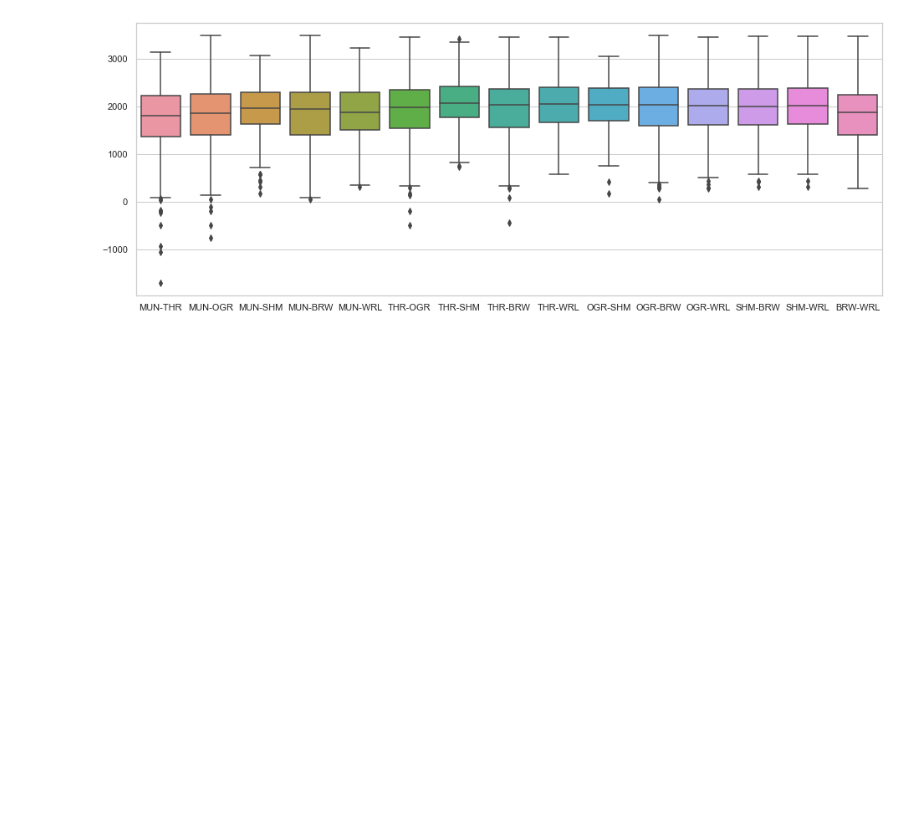
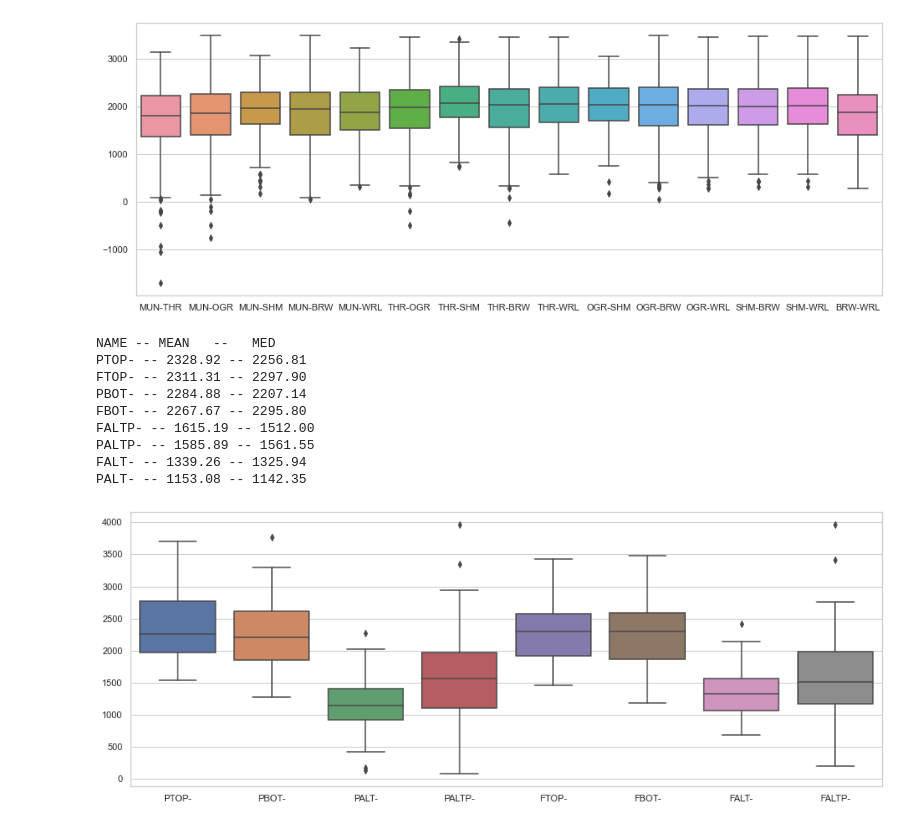
Before and after one commit to Bryukh/AILeagueBalance, a Jupyter notebook: GiantGatesAutoBalancerResults.ipynb, the cells around one changed output. Cells and saved outputs as stored; diff of their text form; code cells hidden in the pictures; blank space fills up the shorter version.

```diff
--- a/GiantGatesAutoBalancerResults.ipynb
+++ b/GiantGatesAutoBalancerResults.ipynb
@@ -14,16 +14,16 @@ def take_and_clean(filename, keyword, print_info=False):
 # %%
 NAMES = ['MUN', 'THR', 'OGR', 'SHM', 'BRW', 'WRL']
 
-def collect_scores(ranks):
+def collect_scores(ranks, col_names=NAMES):
     by_units = []
-    for name in NAMES:
+    for name in col_names:
         units = ranks[ranks['creatorName'].str.contains(name)]['totalScore'] * 100
         units.reset_index(drop=True, inplace=True)
         by_units.append(units)
 
     unit_scores = pd.concat(by_units,
         ignore_index=True, axis=1)
-    unit_scores.columns = NAMES
+    unit_scores.columns = col_names
     return unit_scores
 
 def print_score_data(unit_scores):
@@ -214,3 +214,28 @@ MUN-OGR -- 1793.53 -- 1865.19
 MUN-THR -- 1743.38 -- 1802.57
 [figure]
 [figure]
+# %%
+PLACE_TACTICS = [
+    "PTOP-",
+    "PBOT-",
+    "PALT-",
+    "PALTP-",
+    "FTOP-",
+    "FBOT-",
+    "FALT-",
+    "FALTP-"]
+ladder_result = take_and_clean('rankings824NB', '824NB')
+place_scores = collect_scores(ladder_result, PLACE_TACTICS)
+print_score_data(place_scores)
+boxplot_score(place_scores, 6)
+# %% [output]
+NAME -- MEAN   --   MED
+PTOP- -- 2328.92 -- 2256.81
+FTOP- -- 2311.31 -- 2297.90
+PBOT- -- 2284.88 -- 2207.14
+FBOT- -- 2267.67 -- 2295.80
+FALTP- -- 1615.19 -- 1512.00
+PALTP- -- 1585.89 -- 1561.55
+FALT- -- 1339.26 -- 1325.94
+PALT- -- 1153.08 -- 1142.35
+[figure, added]
```
Also changed, not shown: parts of 1 cell of this notebook.
